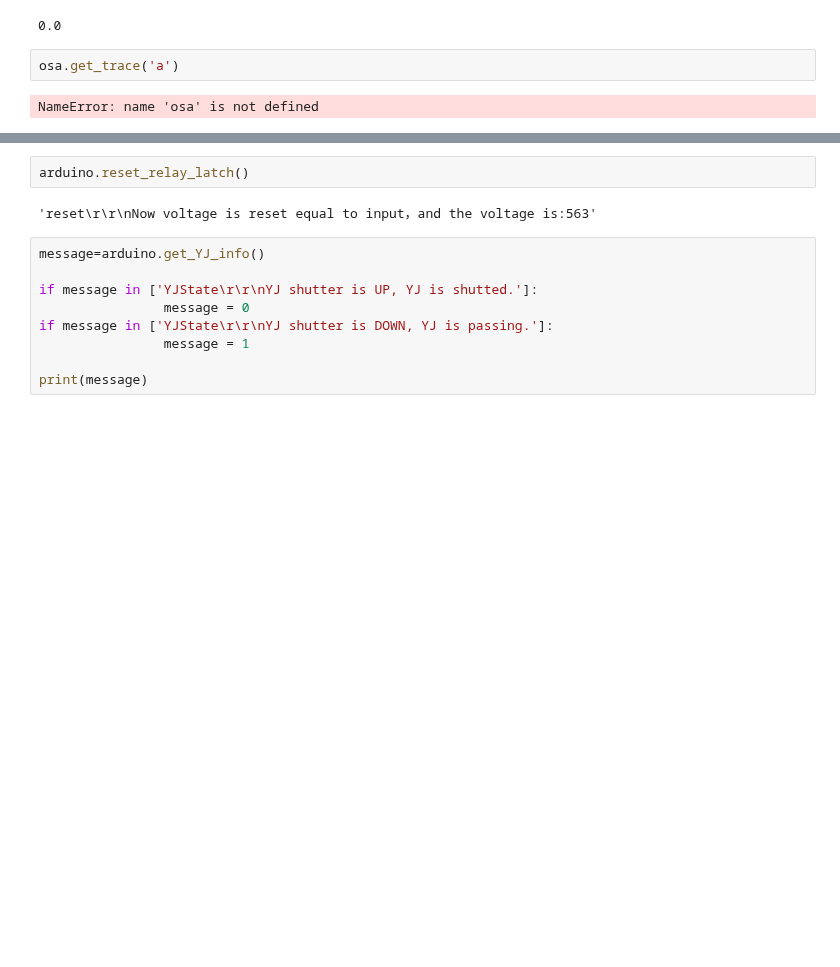
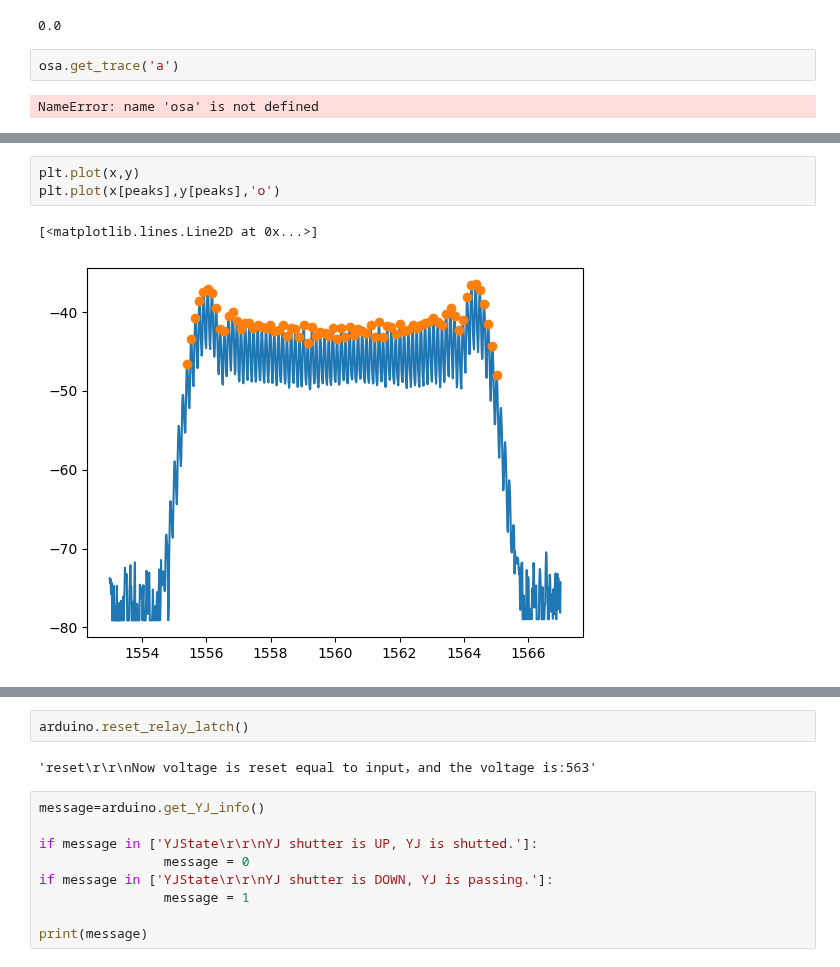
Before and after one commit to kester2015/KeckLFC-deploy, a Jupyter notebook: Notebooks/Minicomb_test_Feb.ipynb, the cells around one changed output, grey strips where cells are left out. Cells and saved outputs as stored; diff of their text form; blank space fills up the shorter version.

```diff
--- a/Notebooks/Minicomb_test_Feb.ipynb
+++ b/Notebooks/Minicomb_test_Feb.ipynb
@@ -373,0 +406,6 @@ Agilent 86142B: Trace A data is collected and is shown in the plot.
+# %%
+plt.plot(x,y)
+plt.plot(x[peaks],y[peaks],'o')
+# %% [output]
+[<matplotlib.lines.Line2D at 0x...>]
+[figure, added]
```
Also changed, not shown: parts of 36 cells of this notebook, 1 other file.
